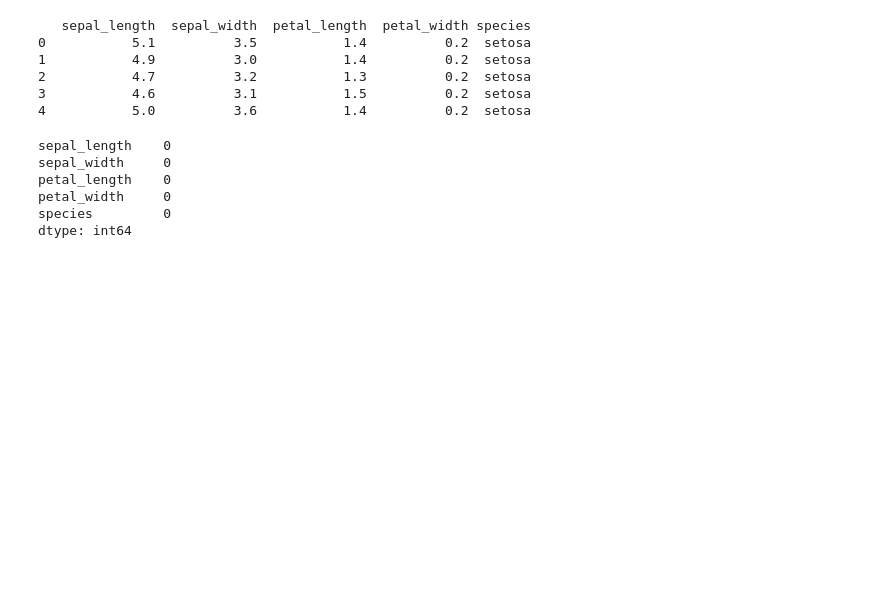
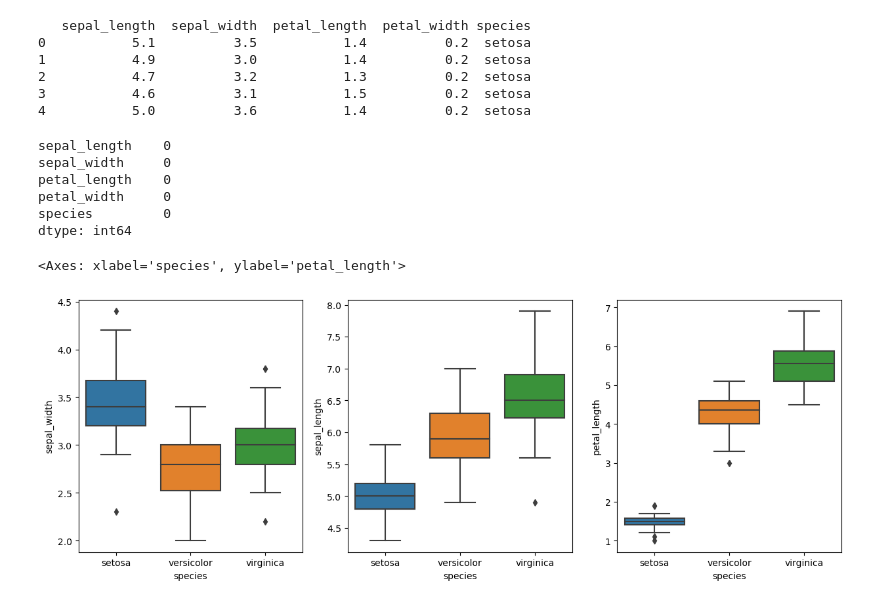
Before and after one commit to aj211191/Data-Science-Portfolio, a Jupyter notebook: Classification - Machine Learning/Classification - Machine Learning - Iris Dataset.ipynb, the cells around one changed output. Cells and saved outputs as stored; diff of their text form; code cells hidden in the pictures; blank space fills up the shorter version.

```diff
--- a/Classification - Machine Learning/Classification - Machine Learning - Iris Dataset.ipynb
+++ b/Classification - Machine Learning/Classification - Machine Learning - Iris Dataset.ipynb
@@ -41,3 +46,11 @@ dtype: int64
+# %%
+f, axes = plt.subplots(1, 3, figsize = (15,5))
+sns.boxplot(data = iris, x = 'species', y = 'sepal_width', ax = axes[0])
+sns.boxplot(data = iris, x = 'species', y = 'sepal_length', ax = axes[1])
+sns.boxplot(data = iris, x = 'species', y = 'petal_length', ax = axes[2])
+# %% [output]
+<Axes: xlabel='species', ylabel='petal_length'>
+[figure, added]
 # %%
 # Check the distribution of target variable
 print(iris['species'].value_counts())
```
Also changed, not shown: parts of 18 cells of this notebook.
